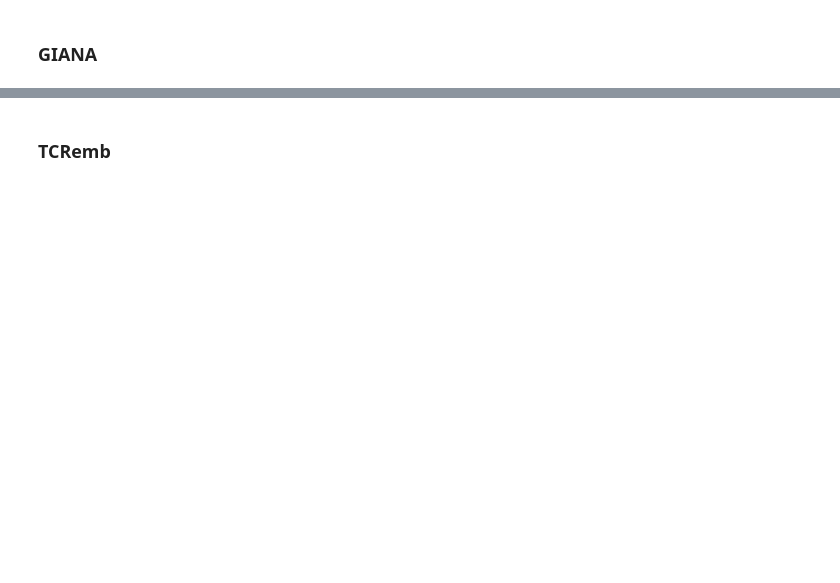
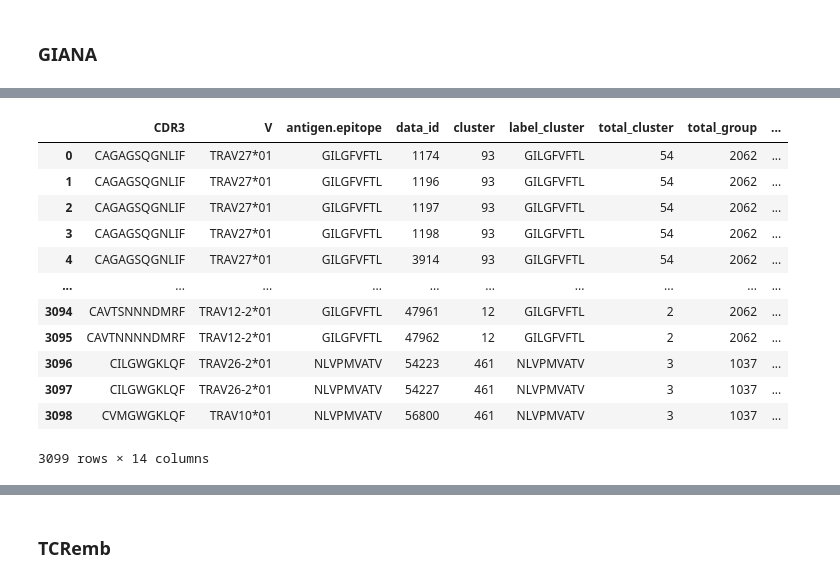
Before and after one commit to yuliajk/tcremp, a Jupyter notebook: compare_methods.ipynb, the cells around one changed output, grey strips where cells are left out. Drawn from its saved outputs; the diff is of its cells as text; code cells hidden in the pictures; blank space fills up the shorter version.

```diff
--- a/compare_methods.ipynb
+++ b/compare_methods.ipynb
@@ -940,8 +1001,8 @@ chain = 'TRA'
 giana_res_raw_v[chain]={}
 for i in samples_n:
     vdjdb_v = pd.read_csv(f'data/data_preped/VDJdb_data_{chain}_V{i}.csv',sep='\t')
-    vdjdb_v['v']= vdjdb_v['v'] + '*01'
-    vdjdb_v['j']= vdjdb_v['j'] + '*01'
+    vdjdb_v[tcr_columns_paired[chain][1]]= vdjdb_v[tcr_columns_paired[chain][1]] + '*01'
+    vdjdb_v[tcr_columns_paired[chain][2]]= vdjdb_v[tcr_columns_paired[chain][2]] + '*01'
     print(f"TCR-epitope paires count in V{i} dataset: {len(vdjdb_v)}")
 
     giana_res_raw_v[chain][i] = models.run_GIANA(vdjdb_v, chain, f'V{i}',2)
@@ -947,0 +1105,16 @@ for i in samples_n:
+# %%
+giana_res_raw_v[chain][i]
+# %% [output]
+|  | CDR3 | V | antigen.epitope | data_id | cluster | label_cluster | total_cluster | total_group | ... |
+| 0 | CAGAGSQGNLIF | TRAV27*01 | GILGFVFTL | 1174 | 93 | GILGFVFTL | 54 | 2062 | ... |
+| 1 | CAGAGSQGNLIF | TRAV27*01 | GILGFVFTL | 1196 | 93 | GILGFVFTL | 54 | 2062 | ... |
+| 2 | CAGAGSQGNLIF | TRAV27*01 | GILGFVFTL | 1197 | 93 | GILGFVFTL | 54 | 2062 | ... |
+| 3 | CAGAGSQGNLIF | TRAV27*01 | GILGFVFTL | 1198 | 93 | GILGFVFTL | 54 | 2062 | ... |
+| 4 | CAGAGSQGNLIF | TRAV27*01 | GILGFVFTL | 3914 | 93 | GILGFVFTL | 54 | 2062 | ... |
+| ... | ... | ... | ... | ... | ... | ... | ... | ... | ... |
+| 3094 | CAVTSNNNDMRF | TRAV12-2*01 | GILGFVFTL | 47961 | 12 | GILGFVFTL | 2 | 2062 | ... |
+| 3095 | CAVTNNNNDMRF | TRAV12-2*01 | GILGFVFTL | 47962 | 12 | GILGFVFTL | 2 | 2062 | ... |
+| 3096 | CILGWGKLQF | TRAV26-2*01 | NLVPMVATV | 54223 | 461 | NLVPMVATV | 3 | 1037 | ... |
+| 3097 | CILGWGKLQF | TRAV26-2*01 | NLVPMVATV | 54227 | 461 | NLVPMVATV | 3 | 1037 | ... |
+| 3098 | CVMGWGKLQF | TRAV10*01 | NLVPMVATV | 56800 | 461 | NLVPMVATV | 3 | 1037 | ... |
+3099 rows × 14 columns
```
Also changed, not shown: parts of 56 cells of this notebook, 5 other files.
